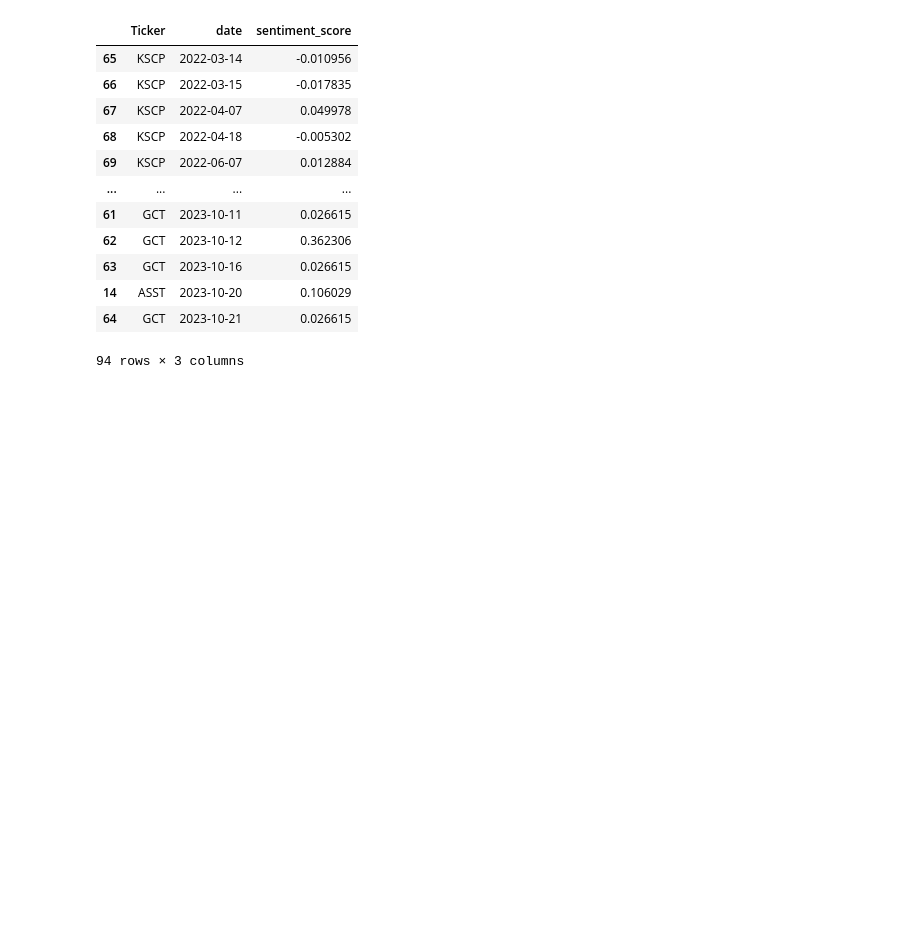
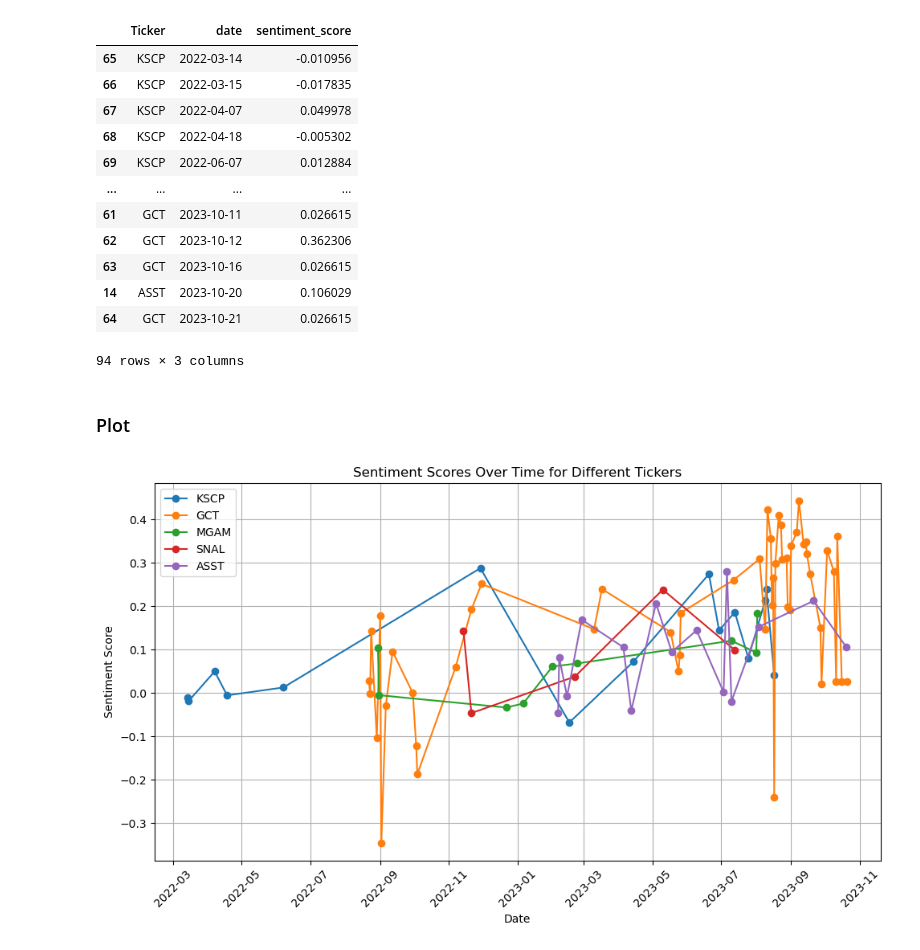
Before and after one commit to carefulDoppelganger/NotebookSamples, a Jupyter notebook: Model/prepformodel.ipynb, the cells around one changed output. Cells and saved outputs as stored; diff of their text form; code cells hidden in the pictures; blank space fills up the shorter version.

```diff
--- a/Model/prepformodel.ipynb
+++ b/Model/prepformodel.ipynb
@@ -131,3 +131,24 @@ sentimentfinal
 | 14 | ASST | 2023-10-20 | 0.106029 |
 | 64 | GCT | 2023-10-21 | 0.026615 |
 94 rows × 3 columns
+# %% [markdown]
+### Plot
+# %%
+tickers = sentimentfinal['Ticker'].unique()
+
+plt.figure(figsize=(10, 6))
+
+# Iterate through each unique ticker and plot sentiment scores
+for ticker in tickers:
+    ticker_dataset = sentimentfinal[sentimentfinal['Ticker'] == ticker]
+    plt.plot(ticker_dataset['date'], ticker_dataset['sentiment_score'], marker='o', label=ticker)
+
+plt.xlabel('Date')
+plt.ylabel('Sentiment Score')
+plt.title('Sentiment Scores Over Time for Different Tickers')
+plt.xticks(rotation=45)
+plt.legend()  # Add legend to distinguish tickers
+plt.grid(True)  # Enable grid for better visualization
+plt.tight_layout()
+# %% [output]
+[figure, added]
```
Also changed, not shown: parts of 4 cells of this notebook.
